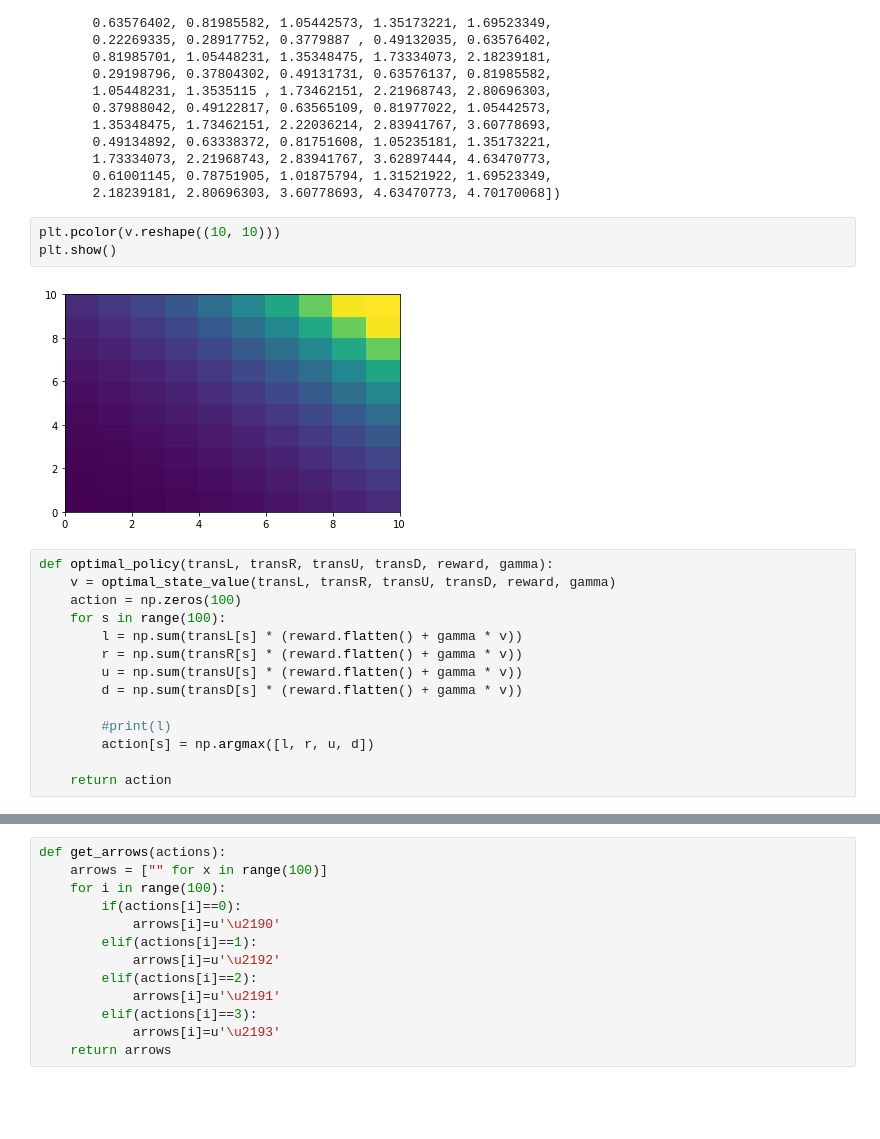
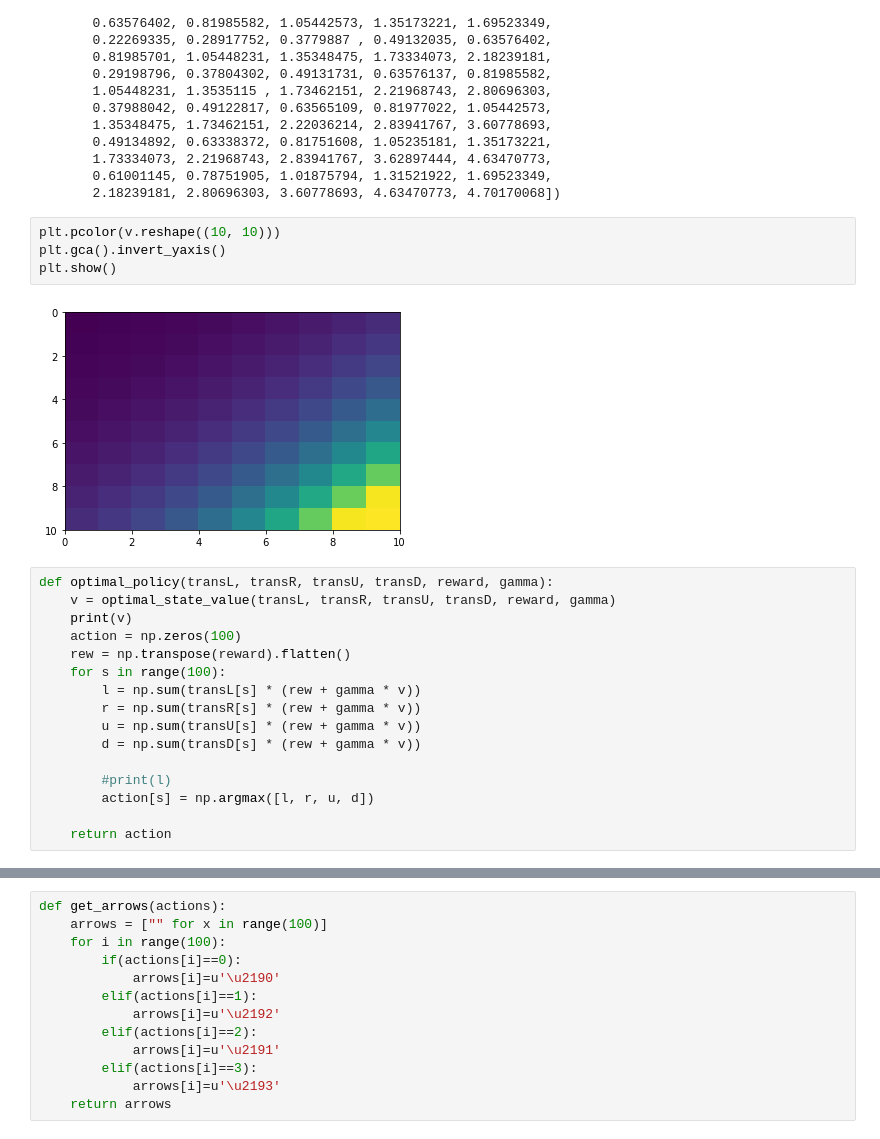
Before and after one commit to rupadevan94/large-scale-data-mining, a Jupyter notebook: LSSN/Project3/q1-q9.ipynb, the cells around one changed output, grey strips where cells are left out. Cells and saved outputs as stored; diff of their text form; blank space fills up the shorter version.

```diff
--- a/LSSN/Project3/q1-q9.ipynb
+++ b/LSSN/Project3/q1-q9.ipynb
@@ -241,18 +264,21 @@ array([0.0442397 , 0.06457398, 0.09118409, 0.12504106, 0.16807826,
        2.18239181, 2.80696303, 3.60778693, 4.63470773, 4.70170068])
 # %%
 plt.pcolor(v.reshape((10, 10)))
+plt.gca().invert_yaxis()
 plt.show()
 # %% [output]
-[figure, old version]
+[figure, new version]
 # %%
 def optimal_policy(transL, transR, transU, transD, reward, gamma):
     v = optimal_state_value(transL, transR, transU, transD, reward, gamma)
+    print(v)
     action = np.zeros(100)
+    rew = np.transpose(reward).flatten()
     for s in range(100):
-        l = np.sum(transL[s] * (reward.flatten() + gamma * v))
-        r = np.sum(transR[s] * (reward.flatten() + gamma * v))
-        u = np.sum(transU[s] * (reward.flatten() + gamma * v))
-        d = np.sum(transD[s] * (reward.flatten() + gamma * v))
+        l = np.sum(transL[s] * (rew + gamma * v))
+        r = np.sum(transR[s] * (rew + gamma * v))
+        u = np.sum(transU[s] * (rew + gamma * v))
+        d = np.sum(transD[s] * (rew + gamma * v))
 
         #print(l)
         action[s] = np.argmax([l, r, u, d])
```
Also changed, not shown: parts of 12 cells of this notebook.
